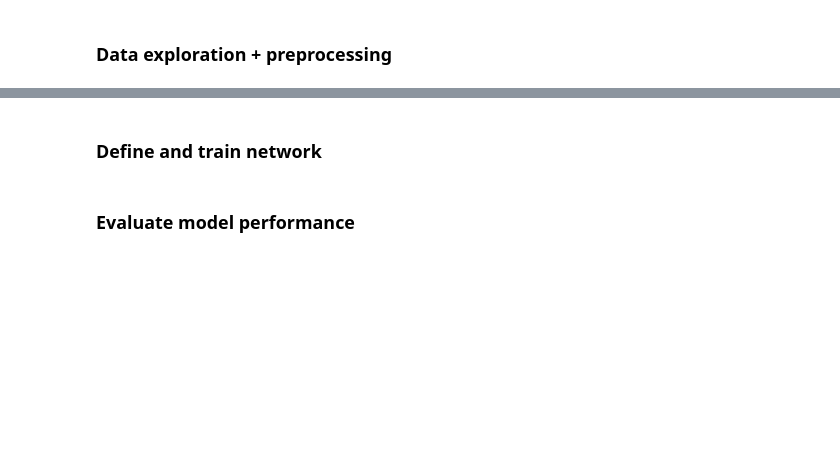
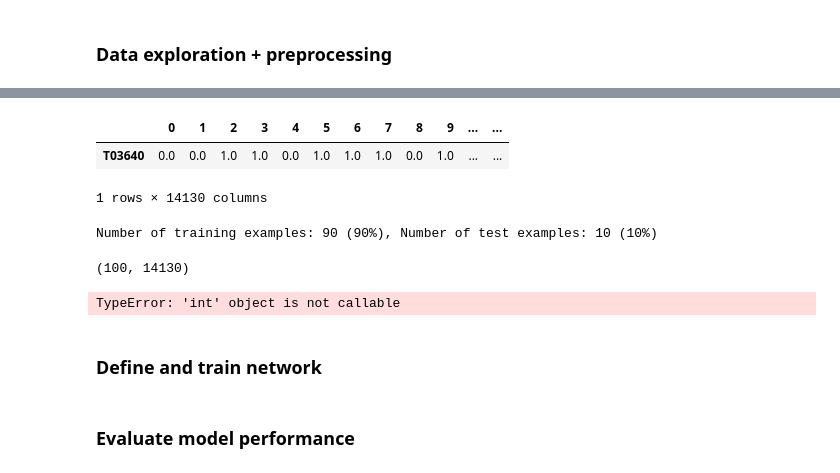
Before and after one commit to natasha-dudek/DeepGenomeVector, a Jupyter notebook: main.ipynb, the cells around one changed output, grey strips where cells are left out. Drawn from its saved outputs; the diff is of its cells as text; code cells hidden in the pictures; blank space fills up the shorter version.

```diff
--- a/main.ipynb
+++ b/main.ipynb
@@ -136,0 +210,19 @@ else:
+# %%
+from collections import defaultdict
+phylum_to_genomes = defaultdict(list)
+for genome in genome_to_tax2:
+    phylum = genome_to_tax2[genome].split(";")[1][3:].strip("*")
+    if phylum == "Proteobacteria":
+        phylum = genome_to_tax2[genome].split(";")[2][3:].strip("*")
+    phylum_to_genomes[phylum].append(genome)
+# %%
+bacteria = defaultdict(lambda: defaultdict(int))
+for i in genome_to_tax2:
+    print(i)
+    domain = genome_to_tax2[i].split(";")[0][3:] # [3:] gets rid of k__ in k__Phylum_name
+    if domain == "TM6":
+        domain = "Bacteria"
+    phylum = genome_to_tax2[i].split(";")[1][3:].strip("*")
+    if phylum == "Proteobacteria":
+        phylum = genome_to_tax2[i].split(";")[2][3:].strip("*")
+    bacteria[domain][phylum] += 1
@@ -136,0 +298,15 @@ else:
+# %%
+train_split = {}
+test_split = {}
+for i in range(len(tensor_df)):
+    genome = num_to_genome[i]
+    print(genome)
+    if genome in test_train['train']:
+        print("got in train")
+        train_split[genome] = tensor_df[i].tolist()
+    else:
+        print("got in test")
+        test_split[genome] = tensor_df[i].tolist()
+
+train_df = pd.DataFrame.from_dict(train_split, orient='index')
+test_df = pd.DataFrame.from_dict(test_split, orient='index')
@@ -136,0 +351,20 @@ else:
+# %%
+n = 15
+num_to_genome[n]
+train_split[genome] = tensor_df[n].tolist()
+train_split[genome]
+train_df = pd.DataFrame.from_dict(train_split, orient='index')
+# %%
+train_df
+# %% [output]
+|  | 0 | 1 | 2 | 3 | 4 | 5 | 6 | 7 | 8 | 9 | ... | ... |
+| T03640 | 0.0 | 0.0 | 1.0 | 1.0 | 0.0 | 1.0 | 1.0 | 1.0 | 0.0 | 1.0 | ... | ... |
+1 rows × 14130 columns
+# %%
+ninefold, onefold = util.balanced_split(df=df_train_data, n_test=0.1,
+                                        genome_to_tax=genome_to_tax,
+                                        num_to_genome=num_to_genome,
+                                        path=None,
+                                        genome_idx_train=genome_idx_train)
+# %% [output]
+Number of training examples: 90 (90%), Number of test examples: 10 (10%)
@@ -136,0 +381,8 @@ else:
+# %%
+df_train_data.shape
+# %% [output]
+(100, 14130)
+# %%
+train_ds = TensorDataset(X_train, y_train)
+# %% [output]
+TypeError: 'int' object is not callable
```
Also changed, not shown: parts of 38 cells of this notebook, 2 other files.
